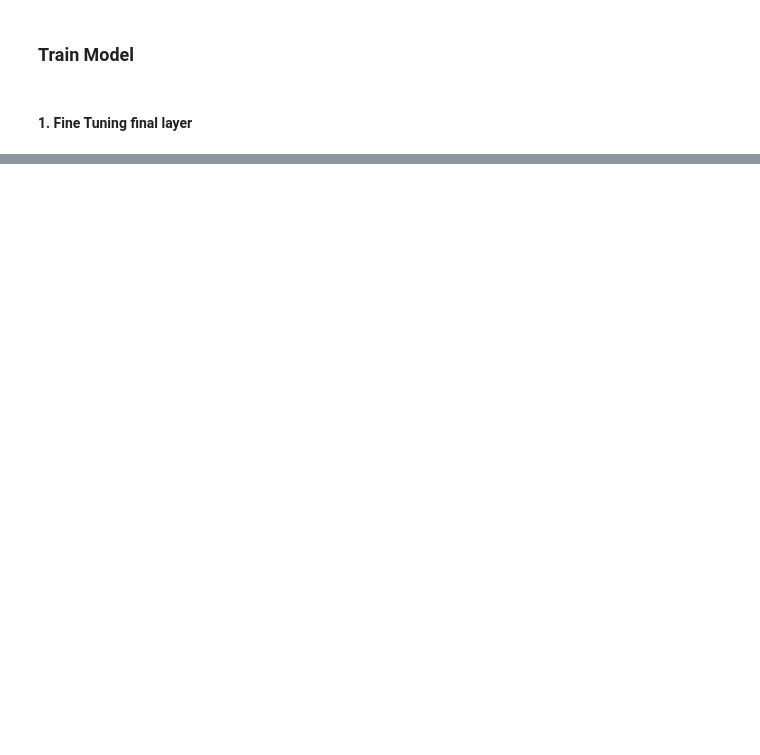
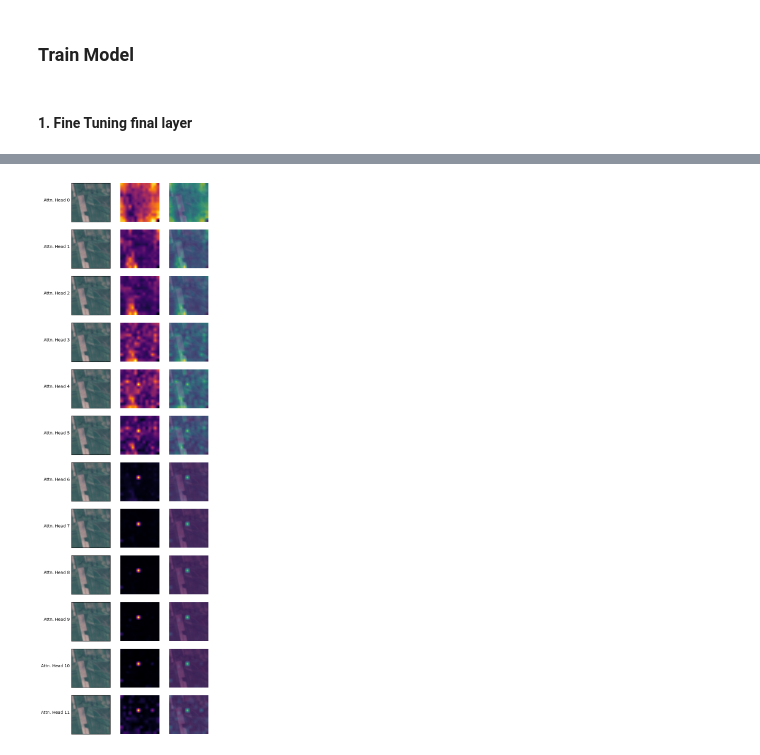
Before and after one commit to munish30monga/gnr_650, a Jupyter notebook: assignment_2.ipynb, the cells around one changed output, grey strips where cells are left out. Saved outputs shown, nothing was run; the diff lists cells and outputs as text; code cells hidden in the pictures; blank space fills up the shorter version.

Commit message:
Added Attention Visualization

```diff
--- a/assignment_2.ipynb
+++ b/assignment_2.ipynb
@@ -297,0 +243,54 @@ Valid Loss: 0.120, Valid Accuracy: 96.96
+# %%
+# Ref: https://github.com/huggingface/pytorch-image-models/discussions/1232
+# Ref: https://github.com/facebookresearch/dino/blob/main/visualize_attention.py#L179
+def my_forward_wrapper(attn_obj):
+    def my_forward(x):
+        B, N, C = x.shape
+        qkv = attn_obj.qkv(x).reshape(B, N, 3, attn_obj.num_heads, C // attn_obj.num_heads).permute(2, 0, 3, 1, 4)
+        q, k, v = qkv.unbind(0)   # make torchscript happy (cannot use tensor as tuple)
+
+        attn = (q @ k.transpose(-2, -1)) * attn_obj.scale
+        attn = attn.softmax(dim=-1)
+        attn = attn_obj.attn_drop(attn)
+        attn_obj.attn_map = attn
+        attn_obj.cls_attn_map = attn[:, :, 0, 2:]
+
+        x = (attn @ v).transpose(1, 2).reshape(B, N, C)
+        x = attn_obj.proj(x)
+        x = attn_obj.proj_drop(x)
+        return x
+    return my_forward
+
+def visualize_attention_layers(network, img):
+    num_blocks = len(network.blocks)
+    fig, axes = plt.subplots(nrows = num_blocks, ncols = 3,figsize = (6,24))
+    if img.ndim != 4:
+        img = img.unsqueeze(0)
+
+    display_img = inv_transforms(img).detach()[0]
+    display_img = torch.permute(display_img, (1,2,0))
+    for i in range(num_blocks):
+        network.blocks[i].attn.forward = my_forward_wrapper(network.blocks[i].attn)
+        output = network(img)
+        cls_weight = network.blocks[i].attn.cls_attn_map.mean(dim=1).detach()
+        # In order to make 14x14 patch and then resize to 224x224
+        zero = torch.tensor([[0.]])
+        cls_weight = network.blocks[i].attn.cls_attn_map.mean(dim=1).detach()
+        cls_weight = torch.cat([cls_weight, zero], dim = 1).view(14,14)
+        cls_resized = F.interpolate(cls_weight.view(1, 1, 14, 14), img_size, mode='bilinear').view(*img_size, 1)
+
+        axes[i][0].imshow(display_img)
+        axes[i][0].set_ylabel(f'Attn. Head {i}')
+        axes[i][0].yaxis.label.set(rotation='horizontal', ha='right')
+        axes[i][0].set_xticks([])
+        axes[i][0].set_yticks([])
+        axes[i][1].imshow(cls_resized, cmap = 'inferno')
+        axes[i][1].axis('off')
+        axes[i][2].imshow(display_img)
+        axes[i][2].imshow(cls_resized, alpha = 0.6)
+        axes[i][2].axis('off')
+
+imgs, _ = next(iter(trainloader))
+visualize_attention_layers(model, imgs[0])
+# %% [output]
+[figure, added]
```
Also changed, not shown: parts of 3 cells of this notebook.
